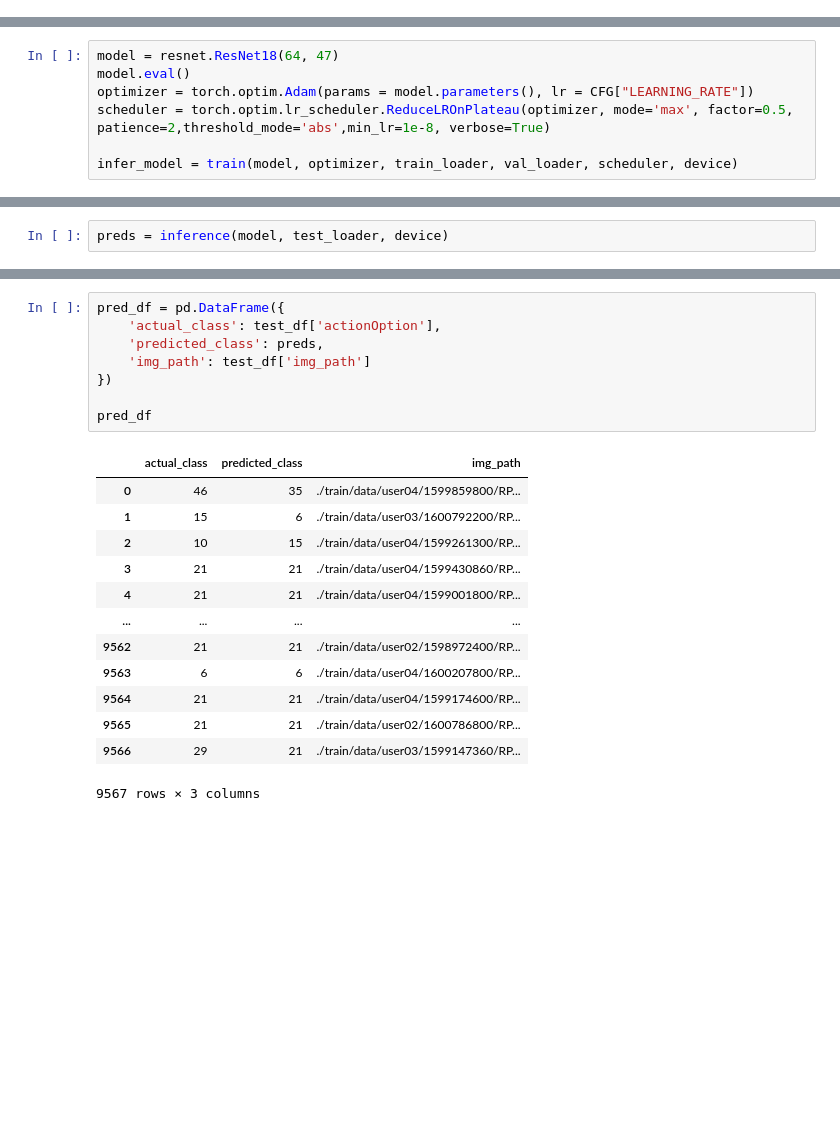
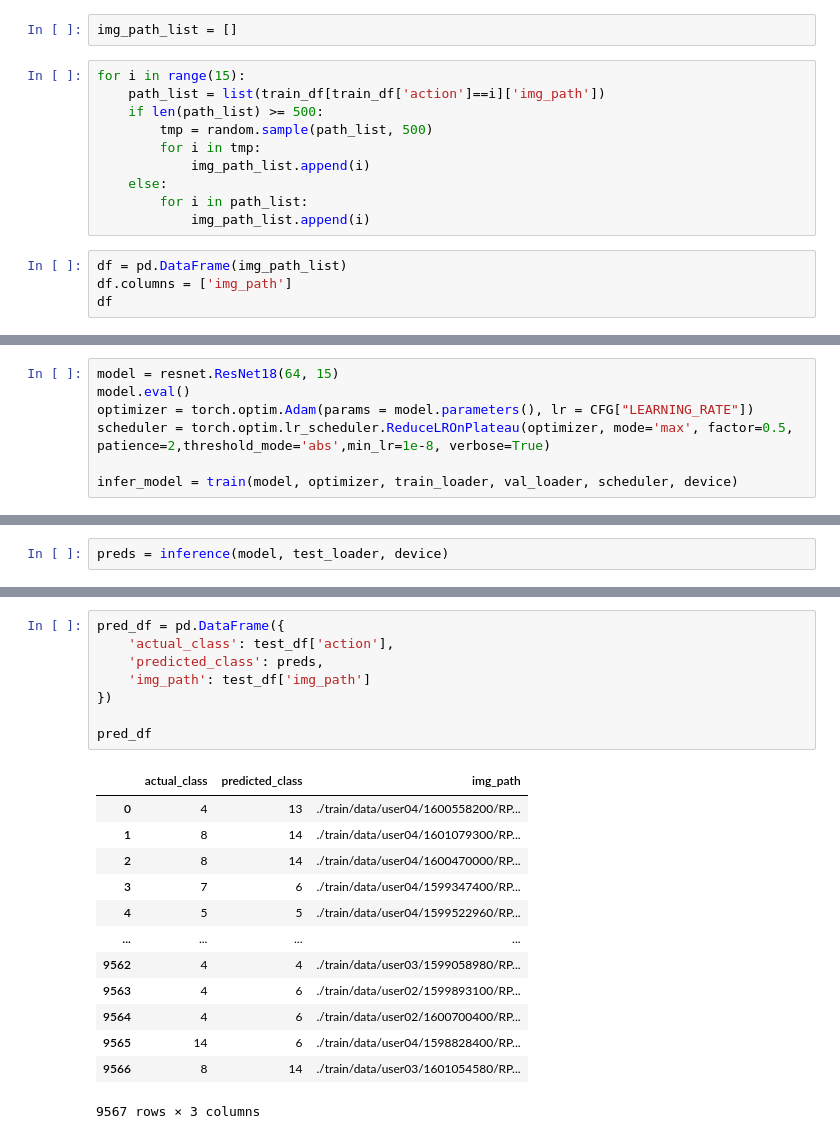
Before and after one commit to ianpark318/ETRI2023, a Jupyter notebook: train_resnet.ipynb, the cells around one changed output, grey strips where cells are left out. Saved outputs shown, nothing was run; the diff lists cells and outputs as text; blank space fills up the shorter version.

Commit message:
test train with small data

```diff
--- a/train_resnet.ipynb
+++ b/train_resnet.ipynb
@@ -68,0 +140,16 @@ test_df['actionOption'] = le.transform(test_df['actionOption'])
+# %%
+img_path_list = []
+# %%
+for i in range(15):
+    path_list = list(train_df[train_df['action']==i]['img_path'])
+    if len(path_list) >= 500:
+        tmp = random.sample(path_list, 500)
+        for i in tmp:
+            img_path_list.append(i)
+    else:
+        for i in path_list:
+            img_path_list.append(i)
+# %%
+df = pd.DataFrame(img_path_list)
+df.columns = ['img_path']
+df
@@ -177,7 +314,7 @@ def validation(model, criterion, val_loader, device):
     _val_score = f1_score(trues, preds, average='micro')
     return _val_loss, _val_score
 # %%
-model = resnet.ResNet18(64, 47)
+model = resnet.ResNet18(64, 15)
 model.eval()
 optimizer = torch.optim.Adam(params = model.parameters(), lr = CFG["LEARNING_RATE"])
 scheduler = torch.optim.lr_scheduler.ReduceLROnPlateau(optimizer, mode='max', factor=0.5, patience=2,threshold_mode='abs',min_lr=1e-8, verbose=True)
@@ -251,25 +391,25 @@ preds
  ...]
 # %%
 pred_df = pd.DataFrame({
-    'actual_class': test_df['actionOption'],
+    'actual_class': test_df['action'],
     'predicted_class': preds,
     'img_path': test_df['img_path']
 })
 
 pred_df
 # %% [output]
 |  | actual_class | predicted_class | img_path |
-| 0 | 46 | 35 | ./train/data/user04/1599859800/RP... |
-| 1 | 15 | 6 | ./train/data/user03/1600792200/RP... |
-| 2 | 10 | 15 | ./train/data/user04/1599261300/RP... |
-| 3 | 21 | 21 | ./train/data/user04/1599430860/RP... |
-| 4 | 21 | 21 | ./train/data/user04/1599001800/RP... |
+| 0 | 4 | 13 | ./train/data/user04/1600558200/RP... |
+| 1 | 8 | 14 | ./train/data/user04/1601079300/RP... |
+| 2 | 8 | 14 | ./train/data/user04/1600470000/RP... |
+| 3 | 7 | 6 | ./train/data/user04/1599347400/RP... |
+| 4 | 5 | 5 | ./train/data/user04/1599522960/RP... |
 | ... | ... | ... | ... |
-| 9562 | 21 | 21 | ./train/data/user02/1598972400/RP... |
-| 9563 | 6 | 6 | ./train/data/user04/1600207800/RP... |
-| 9564 | 21 | 21 | ./train/data/user04/1599174600/RP... |
-| 9565 | 21 | 21 | ./train/data/user02/1600786800/RP... |
-| 9566 | 29 | 21 | ./train/data/user03/1599147360/RP... |
+| 9562 | 4 | 4 | ./train/data/user03/1599058980/RP... |
+| 9563 | 4 | 6 | ./train/data/user02/1599893100/RP... |
+| 9564 | 4 | 6 | ./train/data/user02/1600700400/RP... |
+| 9565 | 14 | 6 | ./train/data/user04/1598828400/RP... |
+| 9566 | 8 | 14 | ./train/data/user03/1601054580/RP... |
 9567 rows × 3 columns
 # %%
 from sklearn.metrics import confusion_matrix
```
Also changed, not shown: parts of 22 cells of this notebook.
